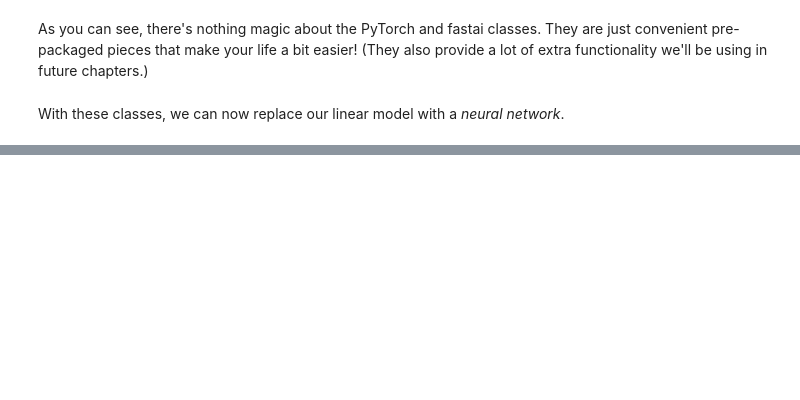
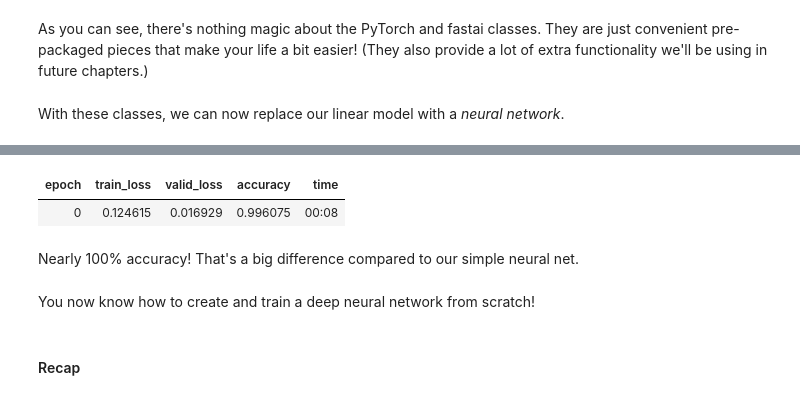
Before and after one commit to lanceEM2/understanding-deep-ai, a Jupyter notebook: broadcasting.ipynb, the cells around one changed output, grey strips where cells are left out. Drawn from its saved outputs; the diff is of its cells as text; code cells hidden in the pictures; blank space fills up the shorter version.

```diff
--- a/broadcasting.ipynb
+++ b/broadcasting.ipynb
@@ -761,0 +865,14 @@ With these classes, we can now replace our linear model with a *neural network*.
+# %%
+dls = ImageDataLoaders.from_folder(path)
+learn = vision_learner(dls, resnet18, pretrained=False,
+                    loss_func=F.cross_entropy, metrics=accuracy)
+learn.fit_one_cycle(1, 0.1)
+# %% [output]
+| epoch | train_loss | valid_loss | accuracy | time |
+| 0 | 0.124615 | 0.016929 | 0.996075 | 00:08 |
+# %% [markdown]
+Nearly 100% accuracy! That's a big difference compared to our simple neural net.
+# %% [markdown]
+You now know how to create and train a deep neural network from scratch!
+# %% [markdown]
+#### Recap
```
Also changed, not shown: parts of 51 cells of this notebook, 2 other files.
